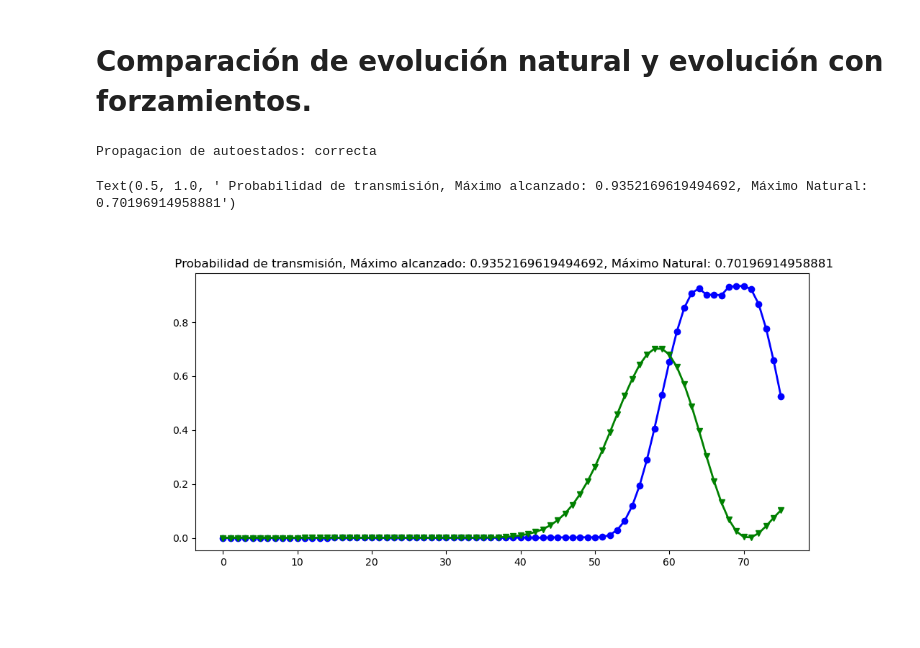
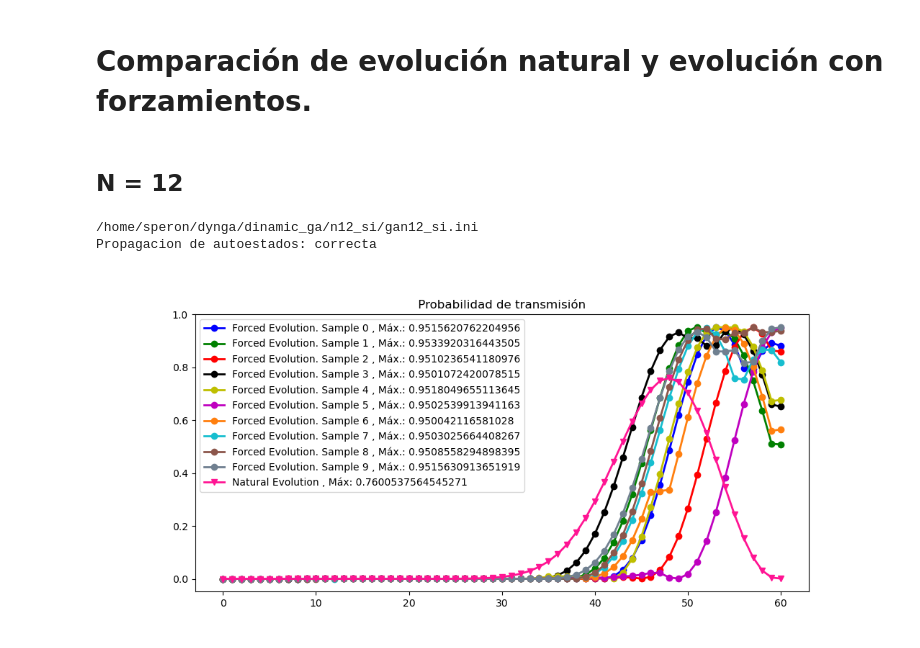
Before and after one commit to sofips/dynamic_ga, a Jupyter notebook: solution_analysis.ipynb, the cells around one changed output. Cells and saved outputs as stored; diff of their text form; code cells hidden in the pictures; blank space fills up the shorter version.

```diff
--- a/solution_analysis.ipynb
+++ b/solution_analysis.ipynb
@@ -6,7 +6,11 @@ import matplotlib as mpl
 import matplotlib.pyplot as plt
 from numpy import random
 import pandas as pd
-mpl.rcParams.update({'font.size': 12})
+import configparser
+import sys
+import os
+
+mpl.rcParams.update({'font.size': 14})
 plt.rcParams['axes.axisbelow'] = True
 %matplotlib widget
 mpl.rcParams['lines.linewidth'] = 2
@@ -22,60 +93,13 @@ def state_fidelity(state):
 # %% [markdown]
 # Comparación de evolución natural y evolución con forzamientos.
-# %%
-# acceder a la solucion
-
-solution_file = "/home/speron/dynga/dinamic_ga/n15_si_2/act_sequence_n15_sample0.dat"
-action_sequence = np.genfromtxt(solution_file, dtype=int)
-t_steps = len(action_sequence)+1
-
-# parametros del sistema
-
-nh = 15
-dt = 0.15
-b = 100
-
-# generar propagadores
-
-actions = actions_paper(b, nh)
-propagators = gen_props(actions, nh, b, dt)
-
-# definicion del estado inicial e inicializacion de estados forzado y natural
-
-initial_state = np.zeros(nh, dtype=np.complex_)
-initial_state[0] = 1.0
-
-forced_state = initial_state
-free_state = initial_state
-
-# almacenar evolucion natural y evolucion forzada
-
-forced_evol = [state_fidelity(forced_state)]
-natural_evol = [state_fidelity(free_state)]
-
-
-for action in action_sequence:
-
-    forced_state = calculate_next_state(forced_state,action,propagators)
-    free_state = calculate_next_state(free_state,0,propagators)
-
-    forced_evol.append(state_fidelity(forced_state))
-    natural_evol.append(state_fidelity(free_state))
-
-max_forced = np.max(forced_evol)
-time_max_forced = np.argmax(forced_evol)
-
-max_natural = np.max(natural_evol)
-time_max_natural = np.argmax(natural_evol)
-# %% [output]
-Propagacion de autoestados: correcta
-# %%
-times = np.arange(0,t_steps,1)
-axs = plt.figure(figsize=(11,5))
-
-plt.plot(times,forced_evol,'-o', label = 'Forced Evolution')
-plt.plot(times,natural_evol, '-v', label = 'Natural Evolution')
-
-plt.title(' Probabilidad de transmisión, Máximo alcanzado: {}, Máximo Natural: {}'.format(max_forced,max_natural))
-# %% [output]
-Text(0.5, 1.0, ' Probabilidad de transmisión, Máximo alcanzado: 0.9352169619494692, Máximo Natural: 0.70196914958881')
-[figure, removed]
+# %% [markdown]
+## N = 12
+# %%
+directory = '/home/speron/dynga/dinamic_ga/n12_si'
+n = 12
+samples = np.arange(0,10,1)
+compare_evolutions(directory,n,samples)
+# %% [output]
+/home/speron/dynga/dinamic_ga/n12_si/gan12_si.ini
+Propagacion de autoestados: correcta
+[figure, added]
```
Also changed, not shown: parts of 5 cells of this notebook.
